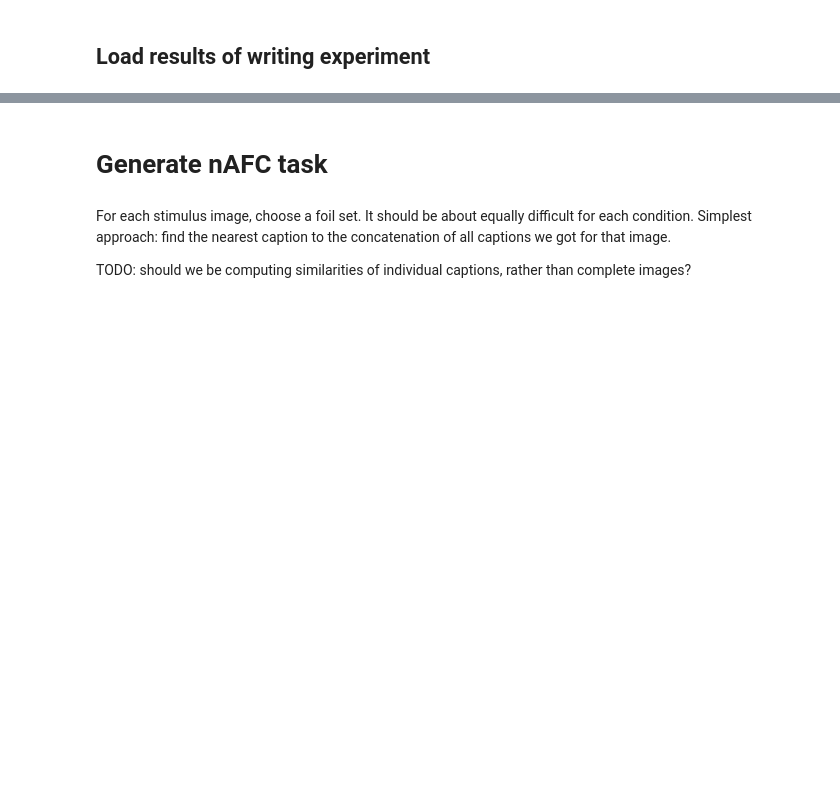
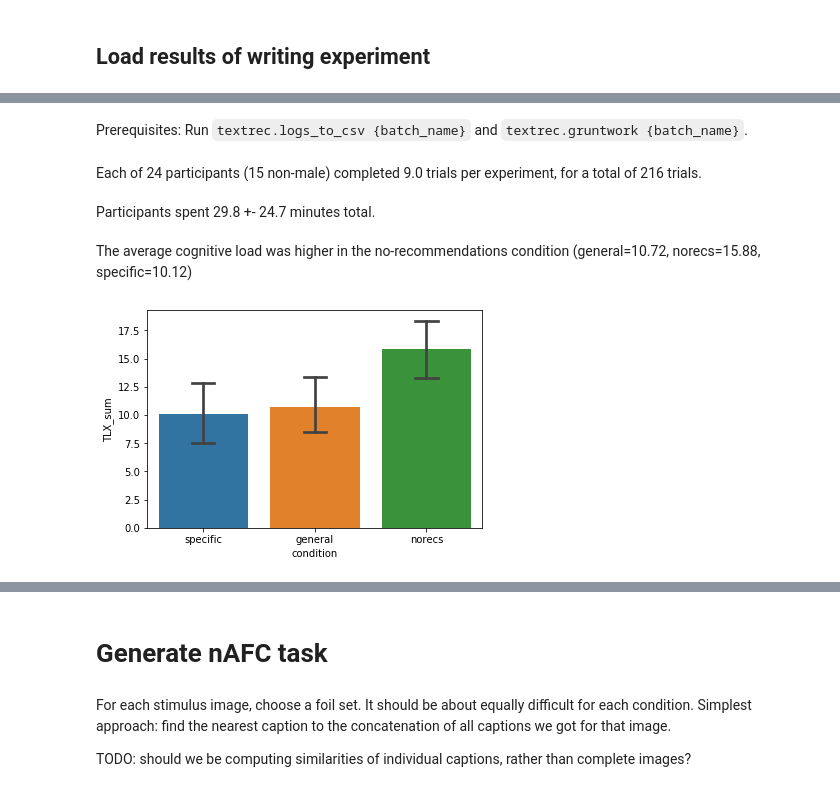
Before and after one commit to kcarnold/textrec, a Jupyter notebook: notebooks/Analysis.ipynb, the cells around one changed output, grey strips where cells are left out. Saved outputs shown, nothing was run; the diff lists cells and outputs as text; code cells hidden in the pictures; blank space fills up the shorter version.

```diff
--- a/notebooks/Analysis.ipynb
+++ b/notebooks/Analysis.ipynb
@@ -257,0 +43,30 @@ Counter(action['type'] for action in page_data['actions'])
+# %% [markdown]
+Prerequisites: Run `textrec.logs_to_csv {batch_name}` and `textrec.gruntwork {batch_name}`.
+# %%
+experiment_level_data = pd.read_csv(paths.analyzed / 'experiment_2018-05-02.csv')
+block_level_data = pd.read_csv(paths.analyzed / 'block_2018-05-02.csv')
+trial_level_data = pd.read_csv(paths.analyzed / 'trial_withmanual_2018-05-02.csv')
+# %%
+HTML("Each of {num_participants} participants ({non_male} non-male) completed {num_trials_per} trials per experiment, for a total of {n_trials} trials.".format(
+    num_participants=len(set(trial_level_data.participant)),
+    non_male=(experiment_level_data.gender == 'Male').sum(),
+    num_trials_per=trial_level_data.groupby('participant').size().mean(),
+    n_trials=len(trial_level_data)))
+# %% [output]
+Each of 24 participants (15 non-male) completed 9.0 trials per experiment, for a total of 216 trials.
+# %%
+HTML("Participants spent {total_time_mean:.1f} +- {total_time_std:.1f} minutes total.".format(
+    total_time_mean=experiment_level_data.total_time.mean(),
+    total_time_std=experiment_level_data.total_time.std()))
+# %% [output]
+Participants spent 29.8 +- 24.7 minutes total.
+# %%
+def summarize_means(df, by, outcome):
+    return ', '.join(f'{name}={group_mean:.2f}' for name, group_mean in df.groupby(by)[outcome].mean().iteritems())
+# %%
+sns.barplot(x='condition', y='TLX_sum', data=block_level_data, capsize=.2)
+HTML("The average cognitive load was higher in the no-recommendations condition ({})".format(
+    summarize_means(block_level_data, 'condition', 'TLX_sum')))
+# %% [output]
+The average cognitive load was higher in the no-recommendations condition (general=10.72, norecs=15.88, specific=10.12)
+[figure, added]
```
Also changed, not shown: parts of 57 cells of this notebook, 4 other files.
